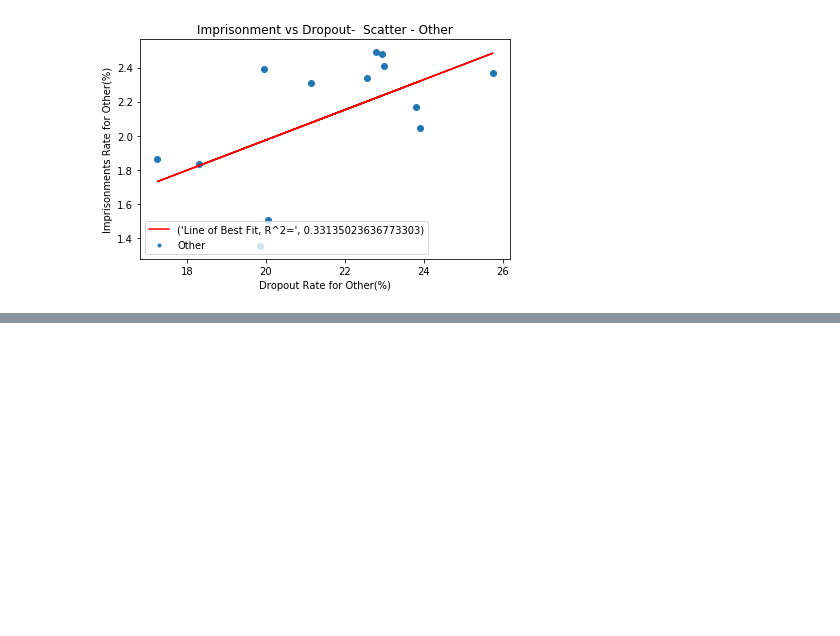
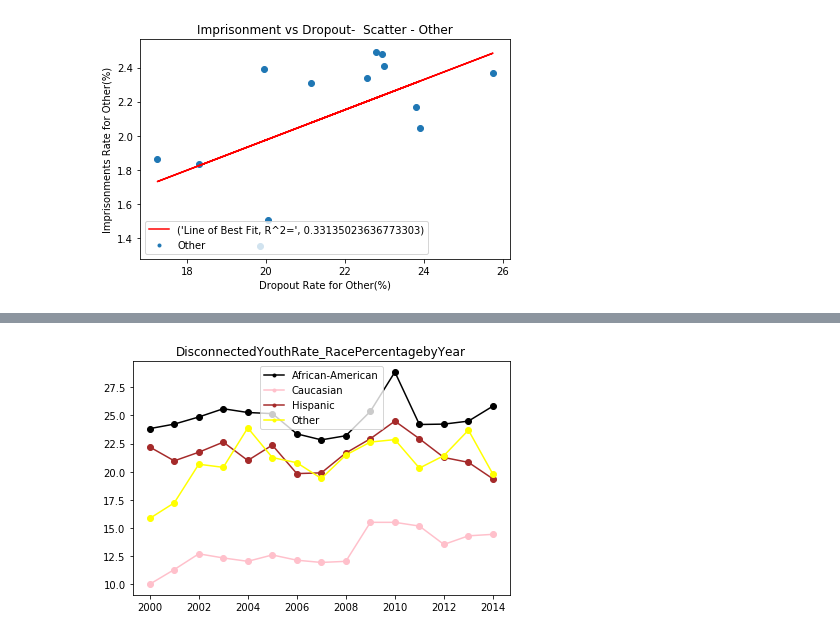
Before and after one commit to callanyan/BootCamp_GroupProjecT_Team5-by-5, a Jupyter notebook: Cleaning_Actual/ImprisonmentData_08.ipynb, the cells around one changed output, grey strips where cells are left out. Cells and saved outputs as stored; diff of their text form; code cells hidden in the pictures; blank space fills up the shorter version.

```diff
--- a/Cleaning_Actual/ImprisonmentData_08.ipynb
+++ b/Cleaning_Actual/ImprisonmentData_08.ipynb
@@ -436,15 +427,17 @@ plt.show()
 # %%
 DisconnectedYouthRate_RacePercentagebyYear = pd.read_csv("../CSVs/Disconnected Youth Rate - RacePercentage by Year.csv")
-DisconnectedYouthRate_RacePercentagebyYear.set_index("Year")
+DisconnectedYouthRate_RacePercentagebyYear = DisconnectedYouthRate_RacePercentagebyYear.set_index("Year")
 plt.plot(DisconnectedYouthRate_RacePercentagebyYear.index, DisconnectedYouthRate_RacePercentagebyYear["African-American"], '-o', color='black')
 plt.plot(DisconnectedYouthRate_RacePercentagebyYear.index, DisconnectedYouthRate_RacePercentagebyYear["Caucasian"], '-o', color='pink')
 plt.plot(DisconnectedYouthRate_RacePercentagebyYear.index, DisconnectedYouthRate_RacePercentagebyYear["Hispanic"], '-o', color='brown')
 plt.plot(DisconnectedYouthRate_RacePercentagebyYear.index, DisconnectedYouthRate_RacePercentagebyYear["Other"], '-o', color='yellow')
 plt.legend(labels=DisconnectedYouthRate_RacePercentagebyYear.columns, loc="best", markerscale=.5)
 plt.title("DisconnectedYouthRate_RacePercentagebyYear")
 plt.tight_layout()
 plt.savefig('../Graphs/DisconnectedYouthRate_RacePercentagebyYear.png')
 plt.show()
+# %% [output]
+[figure, added]
 # %%
 Drop_out_rates_by_gender_Laurel = pd.read_csv("../CSVs/Drop_out_rates_by_gender_Laurel.csv")
 Drop_out_rates_by_gender_Laurel.set_index("Year")
```
Also changed, not shown: parts of 17 cells of this notebook, 11 other files.
